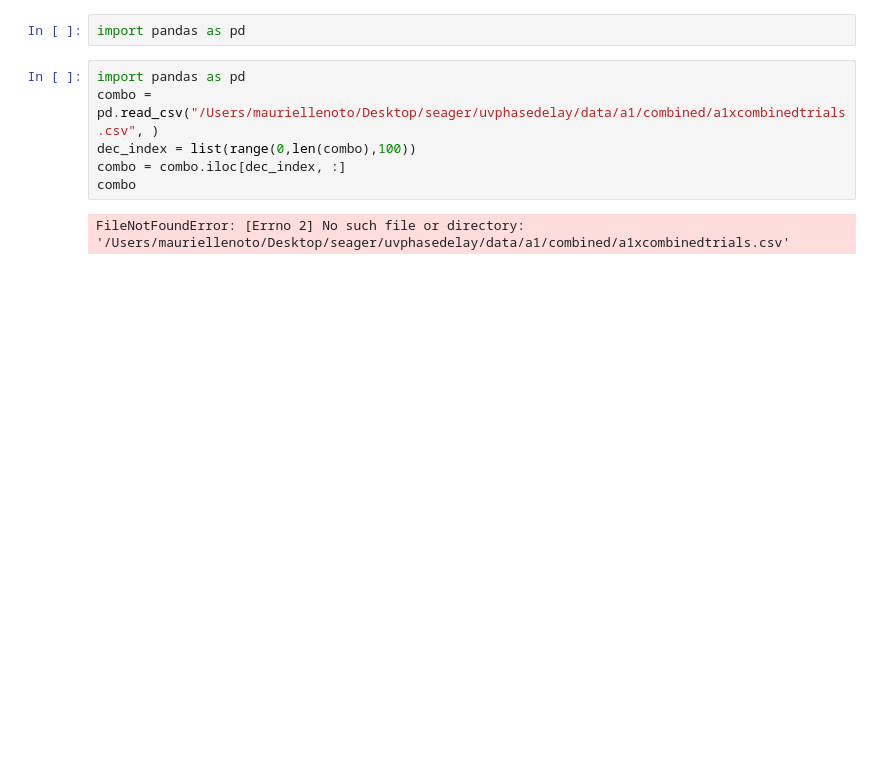
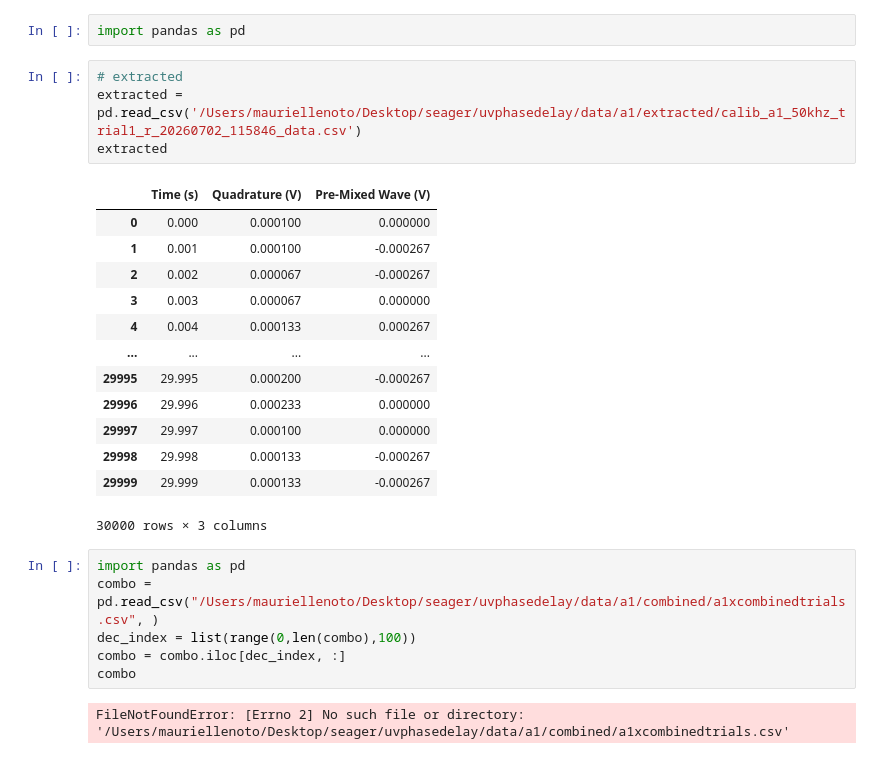
Before and after one commit to zanecollins/uv_phase_modulation_summer_26, a Jupyter notebook: notebooks/dataanalysis.ipynb, the cells around one changed output. Drawn from its saved outputs; the diff is of its cells as text; blank space fills up the shorter version.

Commit message:
check dataframe structure

```diff
--- a/notebooks/dataanalysis.ipynb
+++ b/notebooks/dataanalysis.ipynb
@@ -1,5 +1,23 @@
 # %%
 import pandas as pd
+# %%
+# extracted
+extracted = pd.read_csv('/Users/mauriellenoto/Desktop/seager/uvphasedelay/data/a1/extracted/calib_a1_50khz_trial1_r_20260702_115846_data.csv')
+extracted
+# %% [output]
+|  | Time (s) | Quadrature (V) | Pre-Mixed Wave (V) |
+| 0 | 0.000 | 0.000100 | 0.000000 |
+| 1 | 0.001 | 0.000100 | -0.000267 |
+| 2 | 0.002 | 0.000067 | -0.000267 |
+| 3 | 0.003 | 0.000067 | 0.000000 |
+| 4 | 0.004 | 0.000133 | 0.000267 |
+| ... | ... | ... | ... |
+| 29995 | 29.995 | 0.000200 | -0.000267 |
+| 29996 | 29.996 | 0.000233 | 0.000000 |
+| 29997 | 29.997 | 0.000100 | 0.000000 |
+| 29998 | 29.998 | 0.000133 | -0.000267 |
+| 29999 | 29.999 | 0.000133 | -0.000267 |
+30000 rows × 3 columns
 # %%
 import pandas as pd
 combo = pd.read_csv("/Users/mauriellenoto/Desktop/seager/uvphasedelay/data/a1/combined/a1xcombinedtrials.csv", )
```
Also changed, not shown: 1 other file.
